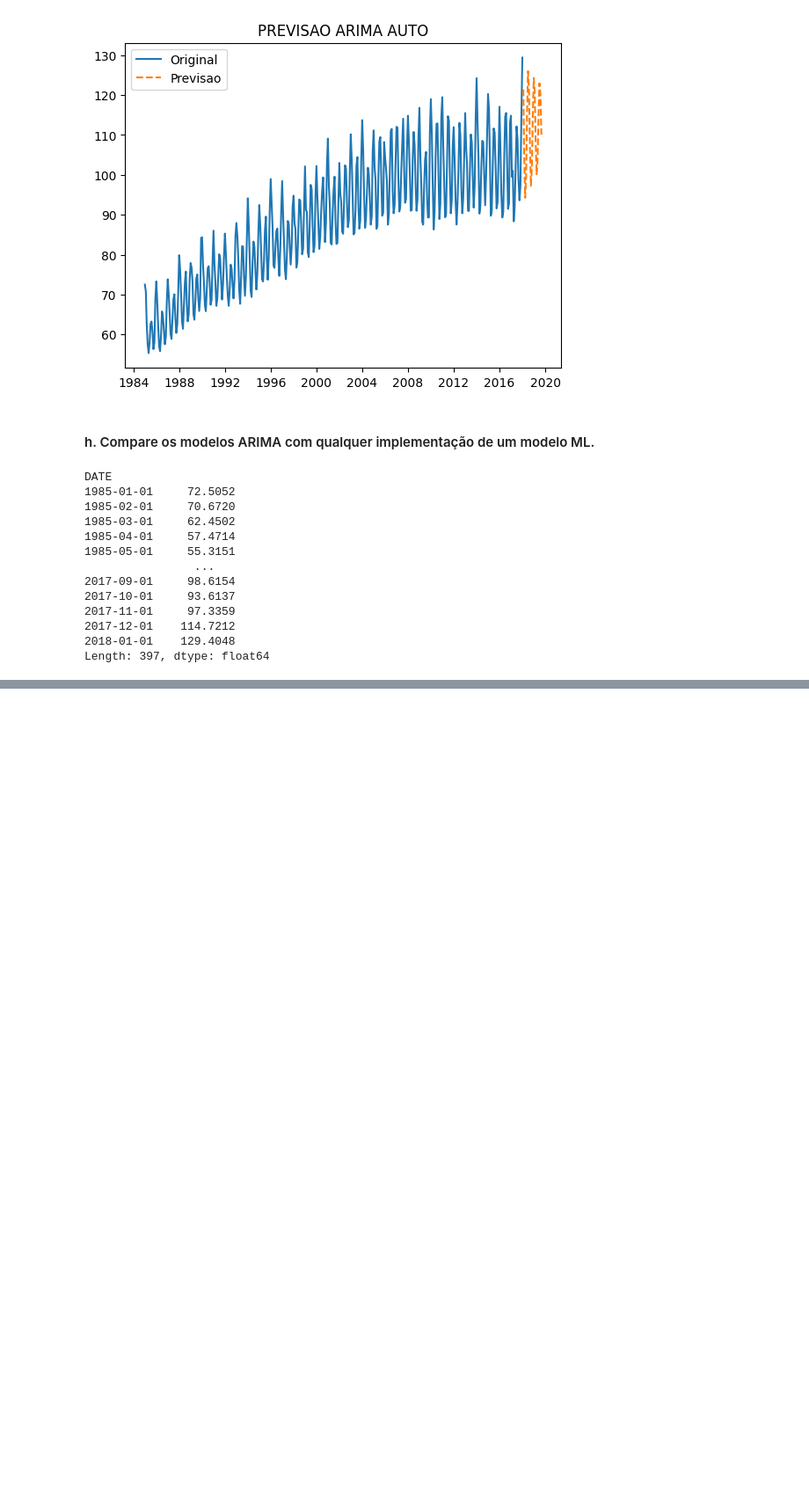
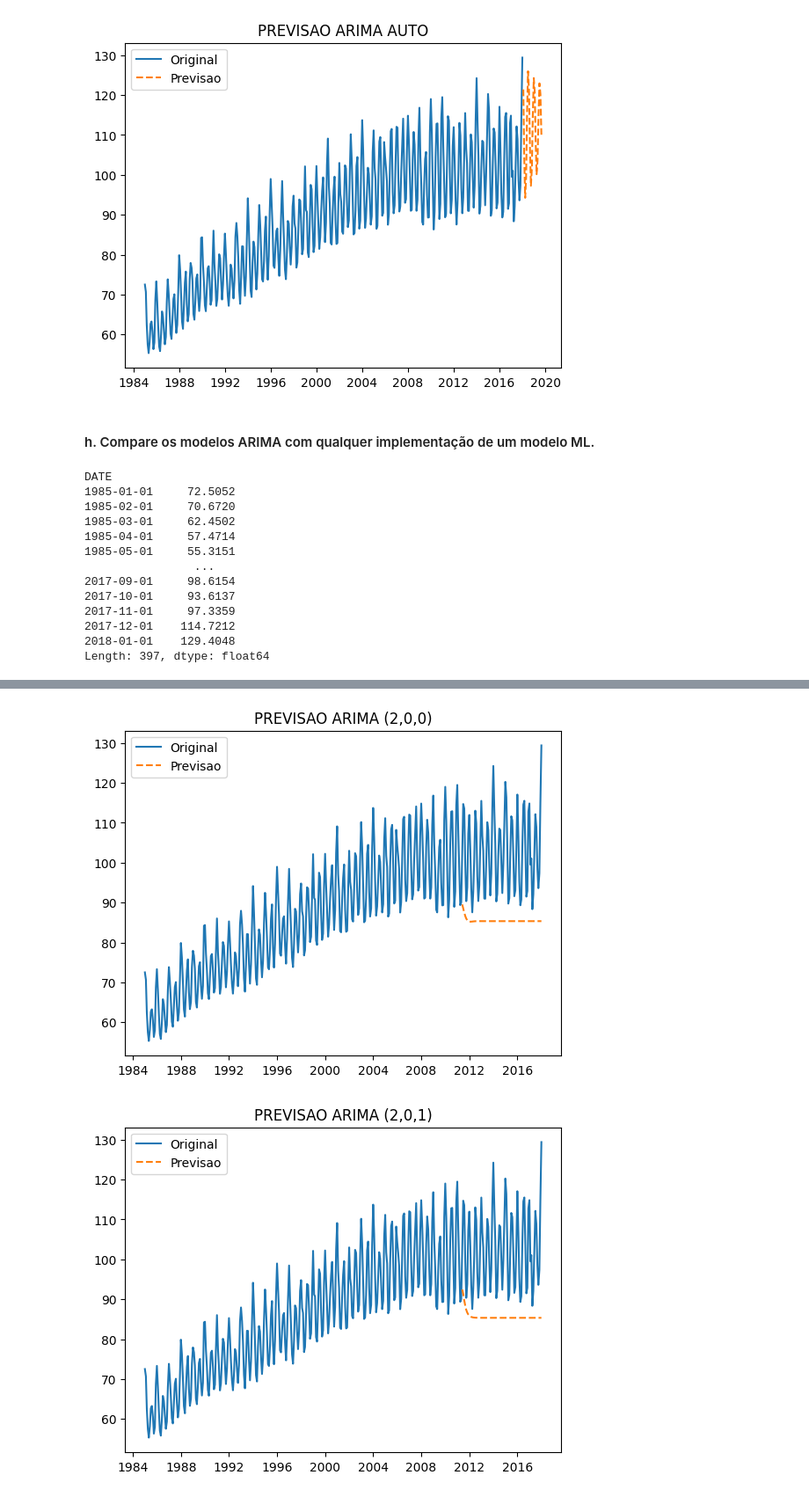
Before and after one commit to clairtonluz/MBA-em-ciencia-de-dados, a Jupyter notebook: Previsão de Series Temporais/exercicios/EXERCICIO_4.ipynb, the cells around one changed output, grey strips where cells are left out. Shown at 88% size. Cells and saved outputs as stored; diff of their text form; code cells hidden in the pictures; blank space fills up the shorter version.

```diff
--- a/Previsão de Series Temporais/exercicios/EXERCICIO_4.ipynb
+++ b/Previsão de Series Temporais/exercicios/EXERCICIO_4.ipynb
@@ -288,0 +345,11 @@ plt.legend()
+# %%
+# imprima cada uma das previsões e a série original em um gráfico separado
+plotPrevisao(ser, previsao200, title='PREVISAO ARIMA (2,0,0)')
+plotPrevisao(ser, previsao201, title='PREVISAO ARIMA (2,0,1)')
+plotPrevisao(ser, previsao221, title='PREVISAO ARIMA (2,2,1)')
+plotPrevisao(ser, previsao821, title='PREVISAO ARIMA (8,2,1)')
+plotPrevisao(ser, previsao_auto, title='PREVISAO ARIMA AUTO')
+plotPrevisao(ser, previsao_rf, title='PREVISAO RANDOM FOREST')
+# %% [output]
+[figure, added]
+[figure, added]
```
Also changed, not shown: parts of 11 cells of this notebook.
